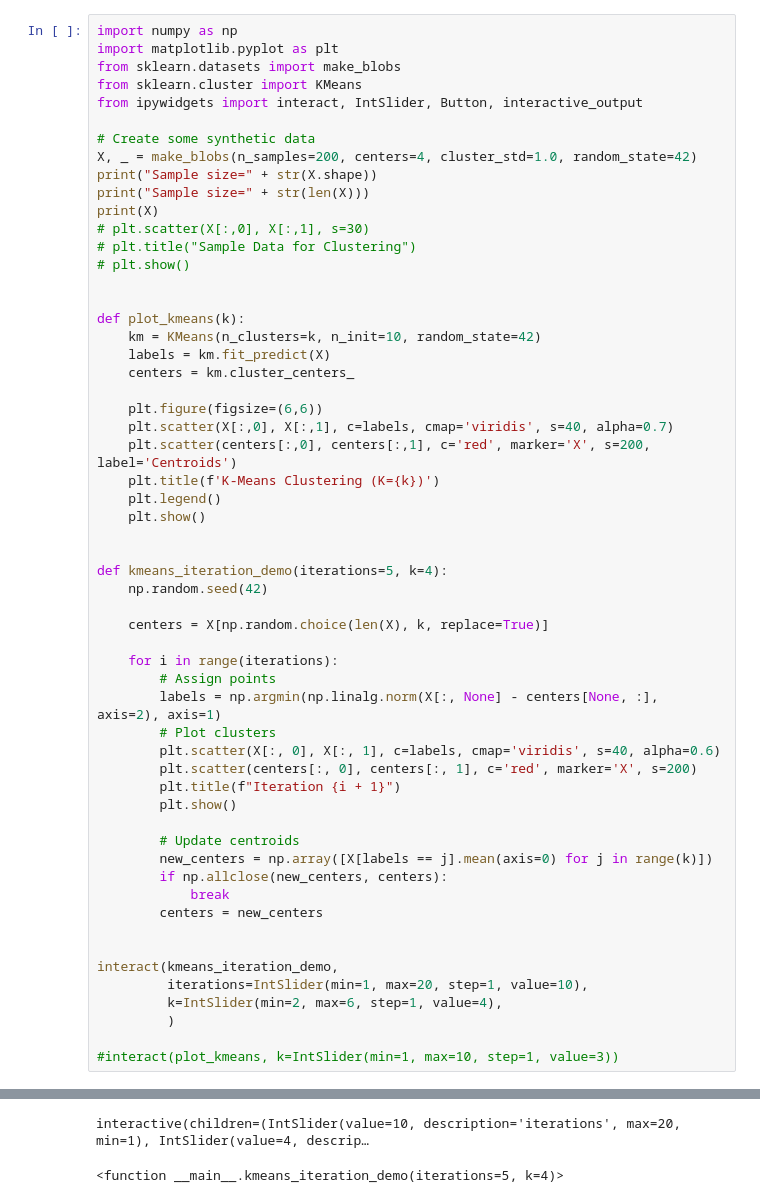
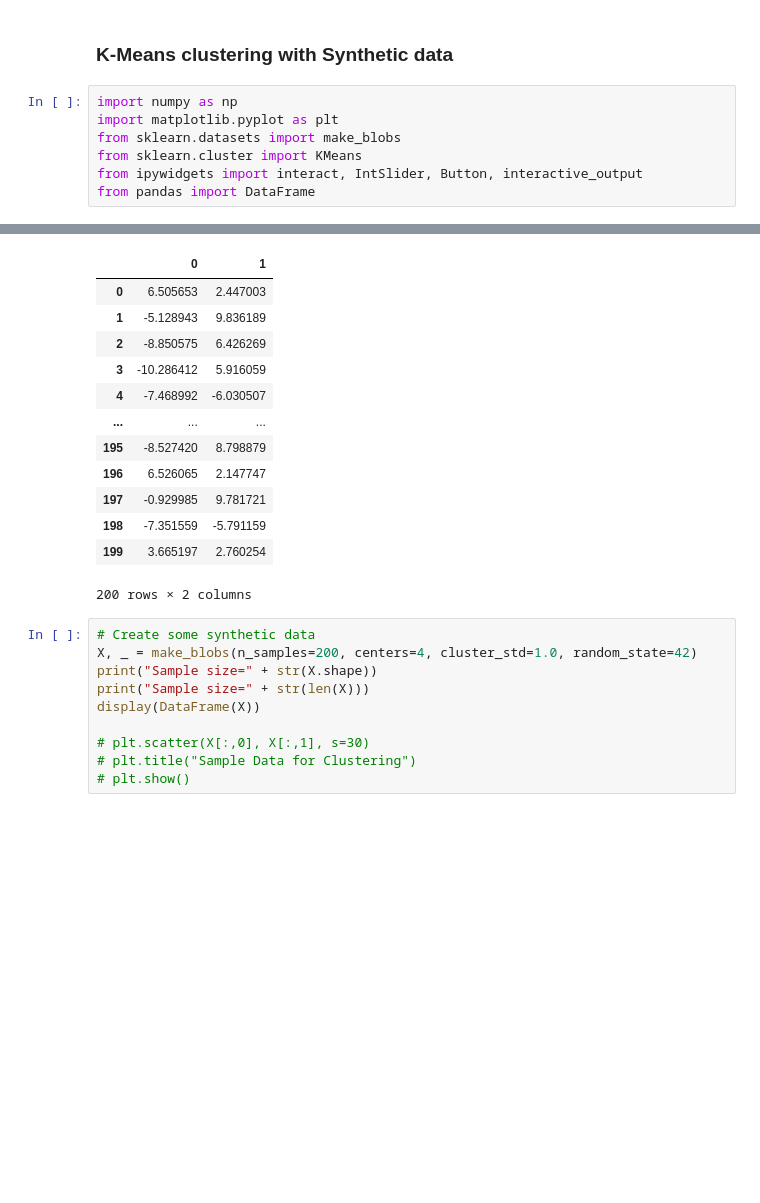
Before and after one commit to sujeet-banerjee/ai_ml_tutor_examples, a Jupyter notebook: trial/suz/aiml/kmeans/app.ipynb, the cells around one changed output, grey strips where cells are left out. Saved outputs shown, nothing was run; the diff lists cells and outputs as text; blank space fills up the shorter version.

Commit message:
Added clustering example code

```diff
--- a/trial/suz/aiml/kmeans/app.ipynb
+++ b/trial/suz/aiml/kmeans/app.ipynb
@@ -1,60 +1,12 @@
+# %% [markdown]
+### K-Means clustering with Synthetic data
 # %%
 import numpy as np
 import matplotlib.pyplot as plt
 from sklearn.datasets import make_blobs
 from sklearn.cluster import KMeans
 from ipywidgets import interact, IntSlider, Button, interactive_output
-
-# Create some synthetic data
-X, _ = make_blobs(n_samples=200, centers=4, cluster_std=1.0, random_state=42)
-print("Sample size=" + str(X.shape))
-print("Sample size=" + str(len(X)))
-print(X)
-# plt.scatter(X[:,0], X[:,1], s=30)
-# plt.title("Sample Data for Clustering")
-# plt.show()
-
-
-def plot_kmeans(k):
-    km = KMeans(n_clusters=k, n_init=10, random_state=42)
-    labels = km.fit_predict(X)
-    centers = km.cluster_centers_
-
-    plt.figure(figsize=(6,6))
-    plt.scatter(X[:,0], X[:,1], c=labels, cmap='viridis', s=40, alpha=0.7)
-    plt.scatter(centers[:,0], centers[:,1], c='red', marker='X', s=200, label='Centroids')
-    plt.title(f'K-Means Clustering (K={k})')
-    plt.legend()
-    plt.show()
-
-
-def kmeans_iteration_demo(iterations=5, k=4):
-    np.random.seed(42)
-
-    centers = X[np.random.choice(len(X), k, replace=True)]
-
-    for i in range(iterations):
-        # Assign points
-        labels = np.argmin(np.linalg.norm(X[:, None] - centers[None, :], axis=2), axis=1)
-        # Plot clusters
-        plt.scatter(X[:, 0], X[:, 1], c=labels, cmap='viridis', s=40, alpha=0.6)
-        plt.scatter(centers[:, 0], centers[:, 1], c='red', marker='X', s=200)
-        plt.title(f"Iteration {i + 1}")
-        plt.show()
-
-        # Update centroids
-        new_centers = np.array([X[labels == j].mean(axis=0) for j in range(k)])
-        if np.allclose(new_centers, centers):
-            break
-        centers = new_centers
-
-
-interact(kmeans_iteration_demo,
-         iterations=IntSlider(min=1, max=20, step=1, value=10),
-         k=IntSlider(min=2, max=6, step=1, value=4),
-         )
-
-#interact(plot_kmeans, k=IntSlider(min=1, max=10, step=1, value=3))
+from pandas import DataFrame
 # %% [output]
 Sample size=(200, 2)
 Sample size=200
@@ -76,2 +13,23 @@ Sample size=200
+|  | 0 | 1 |
+| 0 | 6.505653 | 2.447003 |
+| 1 | -5.128943 | 9.836189 |
+| 2 | -8.850575 | 6.426269 |
+| 3 | -10.286412 | 5.916059 |
+| 4 | -7.468992 | -6.030507 |
+| ... | ... | ... |
+| 195 | -8.527420 | 8.798879 |
+| 196 | 6.526065 | 2.147747 |
+| 197 | -0.929985 | 9.781721 |
+| 198 | -7.351559 | -5.791159 |
+| 199 | 3.665197 | 2.760254 |
-interactive(children=(IntSlider(value=10, description='iterations', max=20, min=1), IntSlider(value=4, descrip…
+200 rows × 2 columns
-<function __main__.kmeans_iteration_demo(iterations=5, k=4)>
+# %%
+# Create some synthetic data
+X, _ = make_blobs(n_samples=200, centers=4, cluster_std=1.0, random_state=42)
+print("Sample size=" + str(X.shape))
+print("Sample size=" + str(len(X)))
+display(DataFrame(X))
+
+# plt.scatter(X[:,0], X[:,1], s=30)
+# plt.title("Sample Data for Clustering")
+# plt.show()
```
Also changed, not shown: parts of 4 cells of this notebook, 6 other files.
